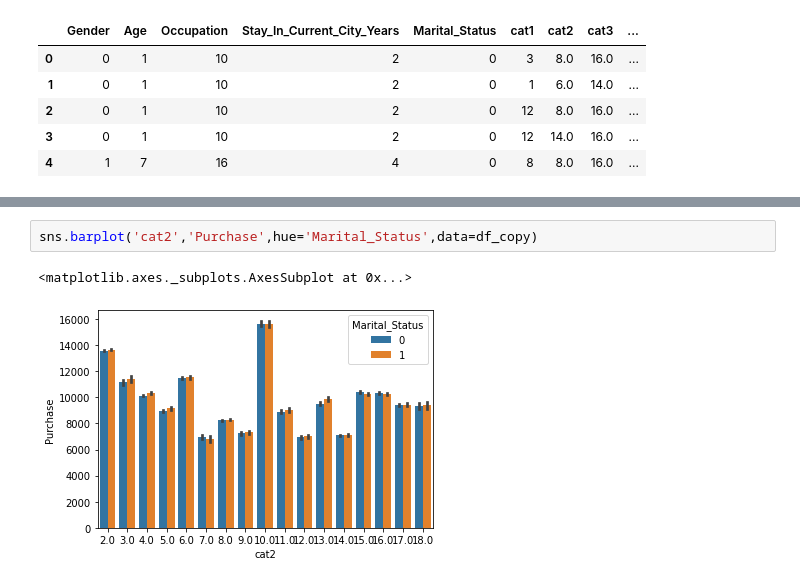
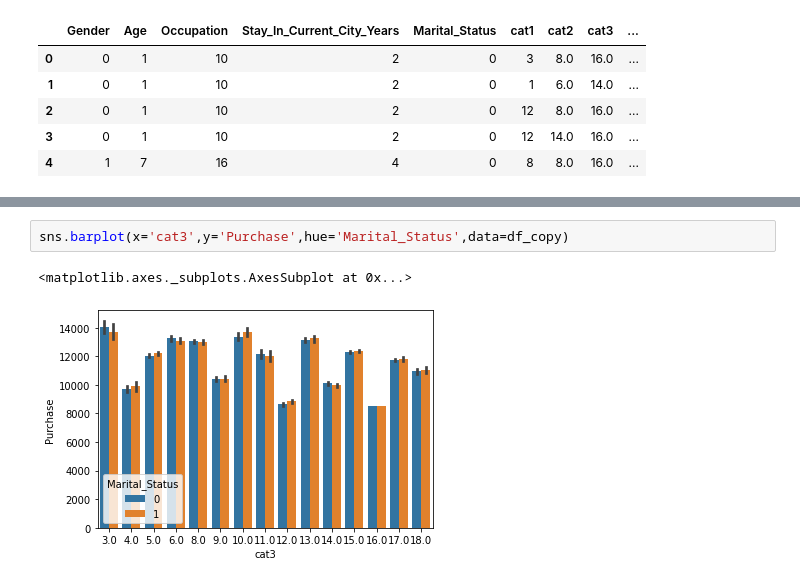
Before and after one commit to Riaduddin/EDA, a Jupyter notebook: Black_Friday_Sales_Analysis/Black_Friday.ipynb, the cells around one changed output, grey strips where cells are left out. Drawn from its saved outputs; the diff is of its cells as text.

```diff
--- a/Black_Friday_Sales_Analysis/Black_Friday.ipynb
+++ b/Black_Friday_Sales_Analysis/Black_Friday.ipynb
@@ -292,5 +310,5 @@ sns.barplot('cat1','Purchase',hue='Marital_Status',data=df_copy)
 # %%
-sns.barplot('cat2','Purchase',hue='Marital_Status',data=df_copy)
+sns.barplot(x='cat3',y='Purchase',hue='Marital_Status',data=df_copy)
 # %% [output]
 <matplotlib.axes._subplots.AxesSubplot at 0x...>
-[figure, old version]
+[figure, new version]
```
Also changed, not shown: parts of 11 cells of this notebook.
